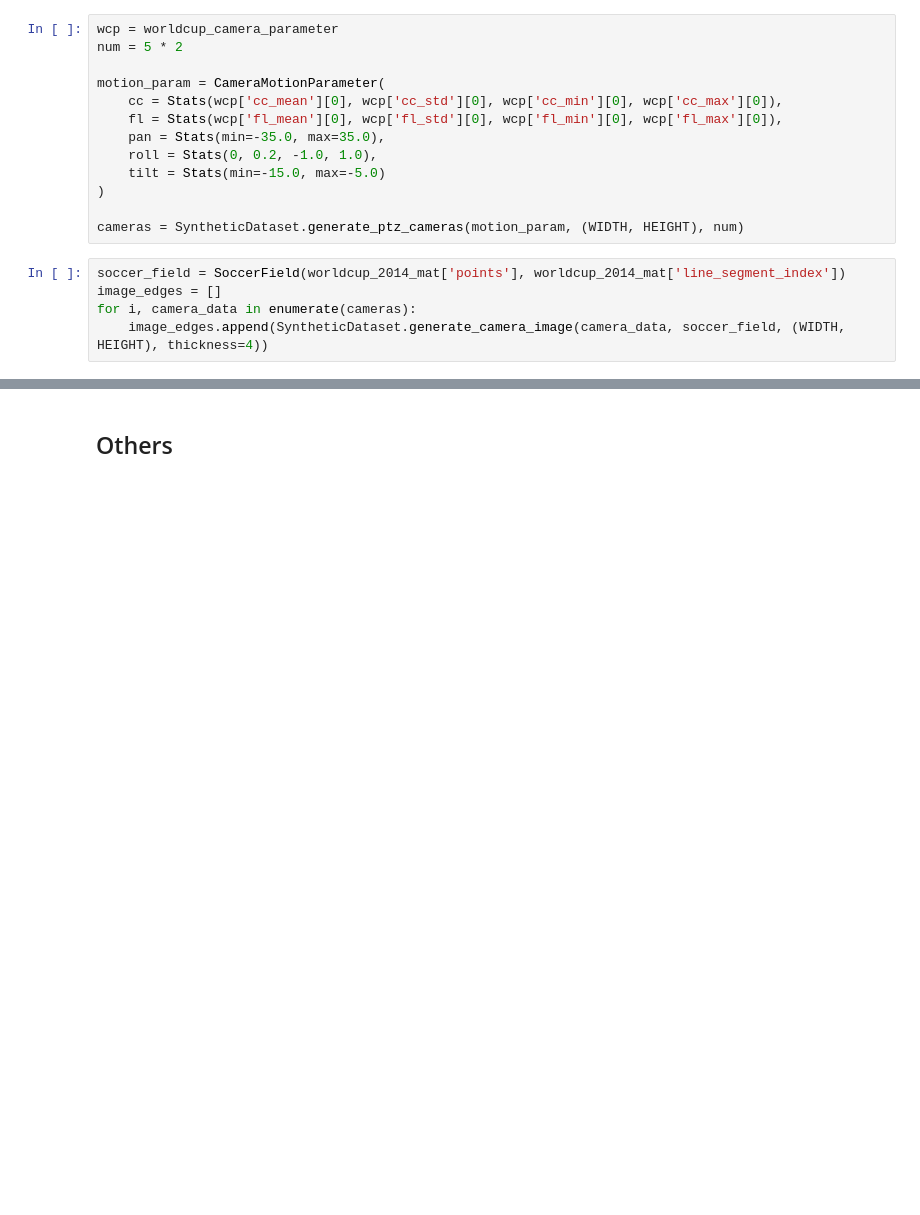
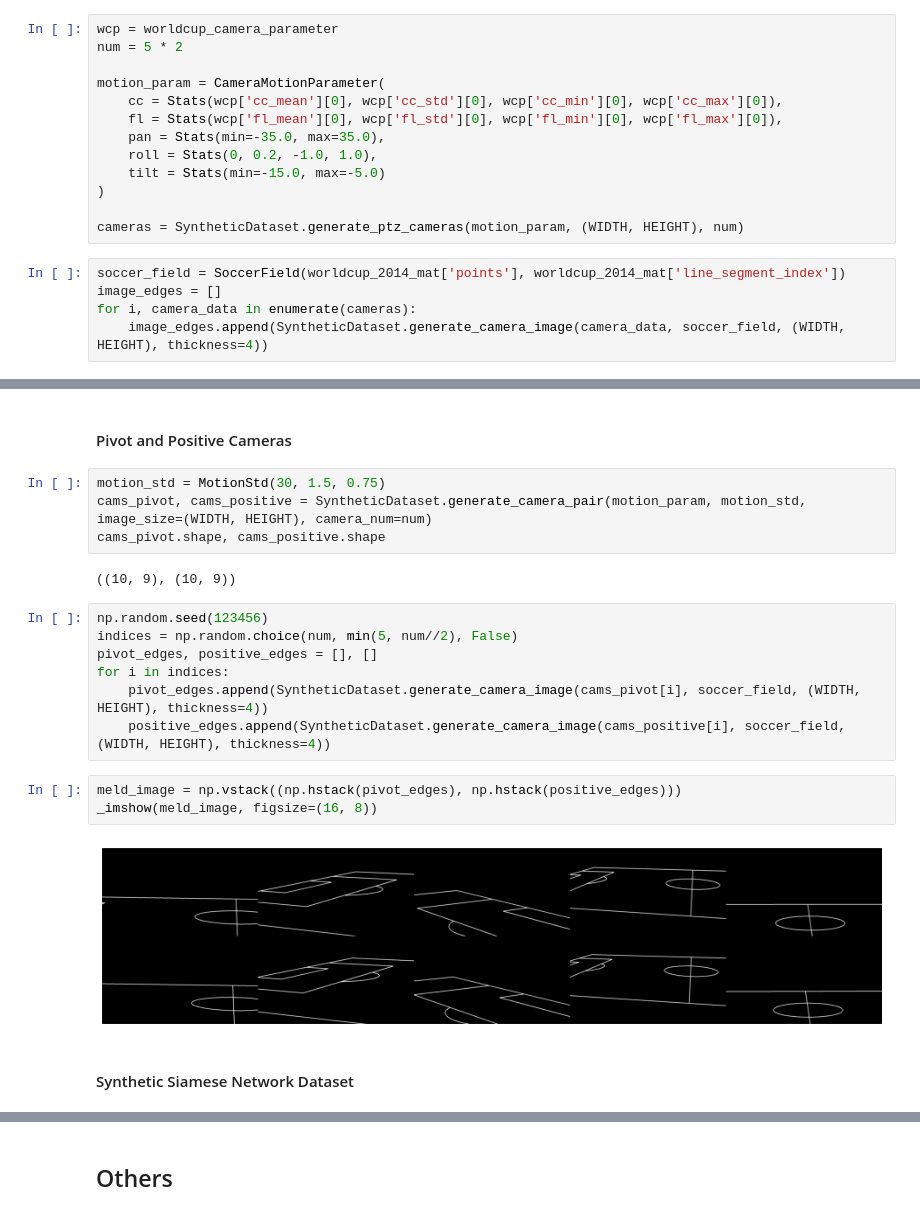
Before and after one commit to qrsforever/hzcsbet, a Jupyter notebook: docs/notebooks/SCCvSD.ipynb, the cells around one changed output, grey strips where cells are left out. Cells and saved outputs as stored; diff of their text form; blank space fills up the shorter version.

```diff
--- a/docs/notebooks/SCCvSD.ipynb
+++ b/docs/notebooks/SCCvSD.ipynb
@@ -1459,0 +1513,22 @@ _imshow(meld_image, figsize=(16, 8))
+# %% [markdown]
+#### Pivot and Positive Cameras
+# %%
+motion_std = MotionStd(30, 1.5, 0.75)
+cams_pivot, cams_positive = SyntheticDataset.generate_camera_pair(motion_param, motion_std, image_size=(WIDTH, HEIGHT), camera_num=num)
+cams_pivot.shape, cams_positive.shape
+# %% [output]
+((10, 9), (10, 9))
+# %%
+np.random.seed(123456)
+indices = np.random.choice(num, min(5, num//2), False)
+pivot_edges, positive_edges = [], []
+for i in indices:
+    pivot_edges.append(SyntheticDataset.generate_camera_image(cams_pivot[i], soccer_field, (WIDTH, HEIGHT), thickness=4))
+    positive_edges.append(SyntheticDataset.generate_camera_image(cams_positive[i], soccer_field, (WIDTH, HEIGHT), thickness=4))
+# %%
+meld_image = np.vstack((np.hstack(pivot_edges), np.hstack(positive_edges)))
+_imshow(meld_image, figsize=(16, 8))
+# %% [output]
+[figure, added]
+# %% [markdown]
+#### Synthetic Siamese Network Dataset
```
Also changed, not shown: parts of 42 cells of this notebook, 1 other file.
